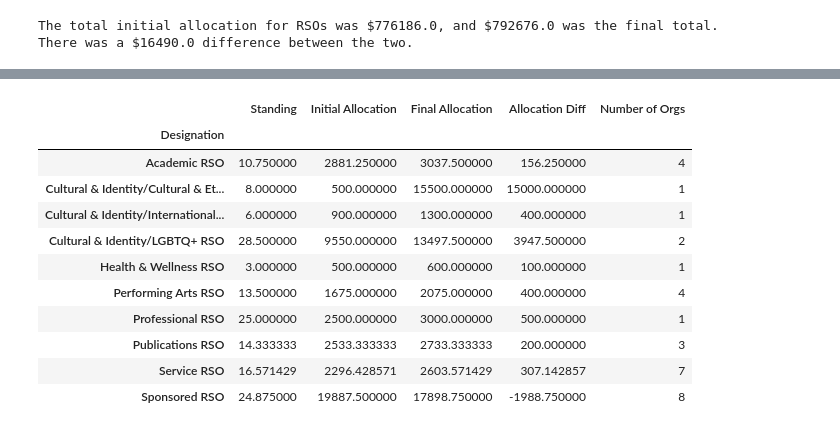
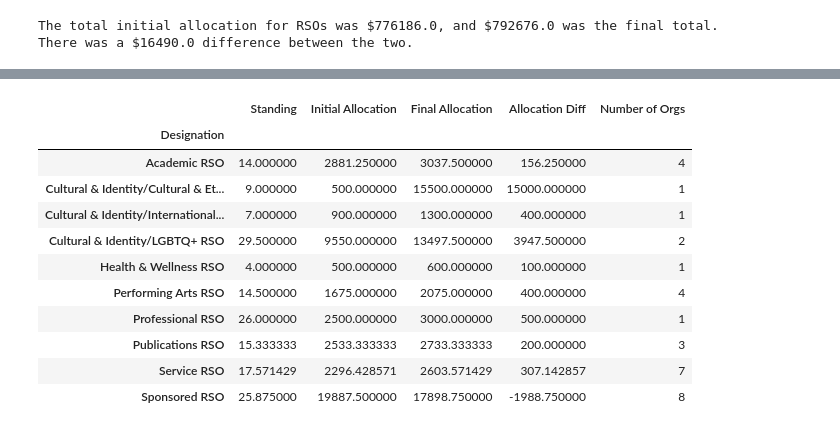
Before and after one commit to sydneytrieu/senior-thesis, a Jupyter notebook: notebooks/compare_allocs_2018.ipynb, the cells around one changed output, grey strips where cells are left out. Cells and saved outputs as stored; diff of their text form; code cells hidden in the pictures.

```diff
--- a/notebooks/compare_allocs_2018.ipynb
+++ b/notebooks/compare_allocs_2018.ipynb
@@ -8,7 +8,7 @@ pd.options.display.max_colwidth = 200
 # %% [markdown]
 # Load 2018-2019 final allocations
 # %%
-final = pd.read_csv('C:\\Users\\scher\\school\\senior-thesis\\data\\rso_data.txt', index_col=0)
+final = pd.read_csv('C:\\Users\\scher\\school\\senior-thesis\\data\\rso_data_v2.txt', index_col=0)
 final = final[final['Year']==2018].reset_index().drop(columns='index')
 final
 # %% [output]
@@ -168,9 +168,11 @@ initial
 initial = pd.read_csv('C:\\Users\\scher\\school\\senior-thesis\\data\\initial_allocs_2018.csv', index_col=0)
 # %%
 df = initial.merge(
-    final[['Organization','Allocation']],
+    final[['Organization','Standing','Allocation']],
     how='outer',
-    on='Organization').rename({'Allocation_x':'Initial Allocation', 'Allocation_y': 'Final Allocation'}, axis=1)
+    on='Organization').drop(
+    'Standing_x', axis=1).rename(
+    {'Standing_y':'Standing', 'Allocation_x':'Initial Allocation', 'Allocation_y': 'Final Allocation'}, axis=1)
 
 # Drop duplicates
 df = df.drop([177,178,180])
@@ -246,17 +248,18 @@ diff_allocs
 # %%
 grouped_allocs = diff_allocs.groupby('Designation').mean()
 grouped_allocs['Number of Orgs'] = diff_allocs.groupby('Designation').size()
+grouped_allocs = grouped_allocs[['Standing','Initial Allocation','Final Allocation','Allocation Diff','Number of Orgs']]
 grouped_allocs
 # %% [output]
 |  | Standing | Initial Allocation | Final Allocation | Allocation Diff | Number of Orgs |
 | Designation |  |  |  |  |  |
-| Academic RSO | 10.750000 | 2881.250000 | 3037.500000 | 156.250000 | 4 |
-| Cultural & Identity/Cultural & Et... | 8.000000 | 500.000000 | 15500.000000 | 15000.000000 | 1 |
-| Cultural & Identity/International... | 6.000000 | 900.000000 | 1300.000000 | 400.000000 | 1 |
-| Cultural & Identity/LGBTQ+ RSO | 28.500000 | 9550.000000 | 13497.500000 | 3947.500000 | 2 |
-| Health & Wellness RSO | 3.000000 | 500.000000 | 600.000000 | 100.000000 | 1 |
-| Performing Arts RSO | 13.500000 | 1675.000000 | 2075.000000 | 400.000000 | 4 |
-| Professional RSO | 25.000000 | 2500.000000 | 3000.000000 | 500.000000 | 1 |
-| Publications RSO | 14.333333 | 2533.333333 | 2733.333333 | 200.000000 | 3 |
-| Service RSO | 16.571429 | 2296.428571 | 2603.571429 | 307.142857 | 7 |
-| Sponsored RSO | 24.875000 | 19887.500000 | 17898.750000 | -1988.750000 | 8 |
+| Academic RSO | 14.000000 | 2881.250000 | 3037.500000 | 156.250000 | 4 |
+| Cultural & Identity/Cultural & Et... | 9.000000 | 500.000000 | 15500.000000 | 15000.000000 | 1 |
+| Cultural & Identity/International... | 7.000000 | 900.000000 | 1300.000000 | 400.000000 | 1 |
+| Cultural & Identity/LGBTQ+ RSO | 29.500000 | 9550.000000 | 13497.500000 | 3947.500000 | 2 |
+| Health & Wellness RSO | 4.000000 | 500.000000 | 600.000000 | 100.000000 | 1 |
+| Performing Arts RSO | 14.500000 | 1675.000000 | 2075.000000 | 400.000000 | 4 |
+| Professional RSO | 26.000000 | 2500.000000 | 3000.000000 | 500.000000 | 1 |
+| Publications RSO | 15.333333 | 2533.333333 | 2733.333333 | 200.000000 | 3 |
+| Service RSO | 17.571429 | 2296.428571 | 2603.571429 | 307.142857 | 7 |
+| Sponsored RSO | 25.875000 | 19887.500000 | 17898.750000 | -1988.750000 | 8 |
```
Also changed, not shown: parts of 3 cells of this notebook.
